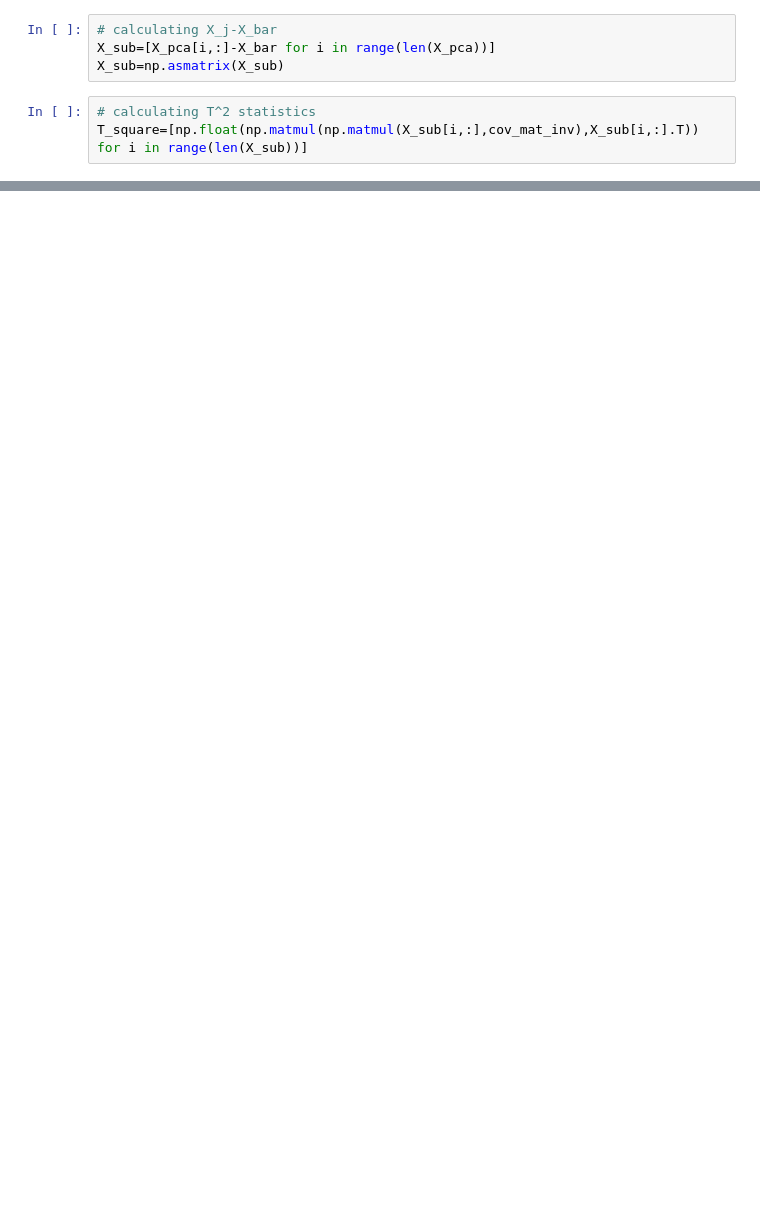
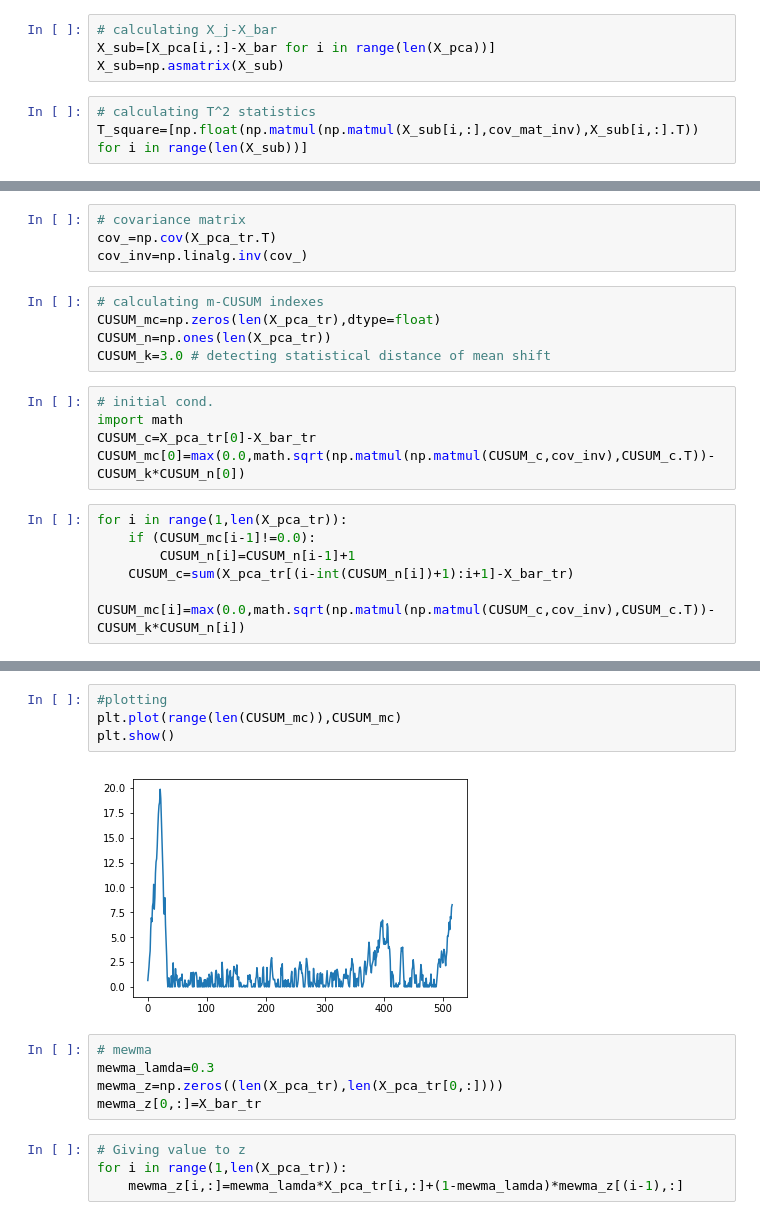
Before and after one commit to scleeza/PCA-and-HotellingT, a Jupyter notebook: 614project.ipynb, the cells around one changed output, grey strips where cells are left out. Cells and saved outputs as stored; diff of their text form; blank space fills up the shorter version.

```diff
--- a/614project.ipynb
+++ b/614project.ipynb
@@ -89,0 +135,20 @@ plt.show()
+# %%
+# covariance matrix
+cov_=np.cov(X_pca_tr.T)
+cov_inv=np.linalg.inv(cov_)
+# %%
+# calculating m-CUSUM indexes
+CUSUM_mc=np.zeros(len(X_pca_tr),dtype=float)
+CUSUM_n=np.ones(len(X_pca_tr))
+CUSUM_k=3.0 # detecting statistical distance of mean shift
+# %%
+# initial cond.
+import math
+CUSUM_c=X_pca_tr[0]-X_bar_tr
+CUSUM_mc[0]=max(0.0,math.sqrt(np.matmul(np.matmul(CUSUM_c,cov_inv),CUSUM_c.T))-CUSUM_k*CUSUM_n[0])
+# %%
+for i in range(1,len(X_pca_tr)):
+    if (CUSUM_mc[i-1]!=0.0):
+        CUSUM_n[i]=CUSUM_n[i-1]+1
+    CUSUM_c=sum(X_pca_tr[(i-int(CUSUM_n[i])+1):i+1]-X_bar_tr)
+    CUSUM_mc[i]=max(0.0,math.sqrt(np.matmul(np.matmul(CUSUM_c,cov_inv),CUSUM_c.T))-CUSUM_k*CUSUM_n[i])
@@ -89,0 +195,15 @@ plt.show()
+# %%
+#plotting
+plt.plot(range(len(CUSUM_mc)),CUSUM_mc)
+plt.show()
+# %% [output]
+[figure, added]
+# %%
+# mewma
+mewma_lamda=0.3
+mewma_z=np.zeros((len(X_pca_tr),len(X_pca_tr[0,:])))
+mewma_z[0,:]=X_bar_tr
+# %%
+# Giving value to z
+for i in range(1,len(X_pca_tr)):
+    mewma_z[i,:]=mewma_lamda*X_pca_tr[i,:]+(1-mewma_lamda)*mewma_z[(i-1),:]
```
Also changed, not shown: parts of 18 cells of this notebook.
